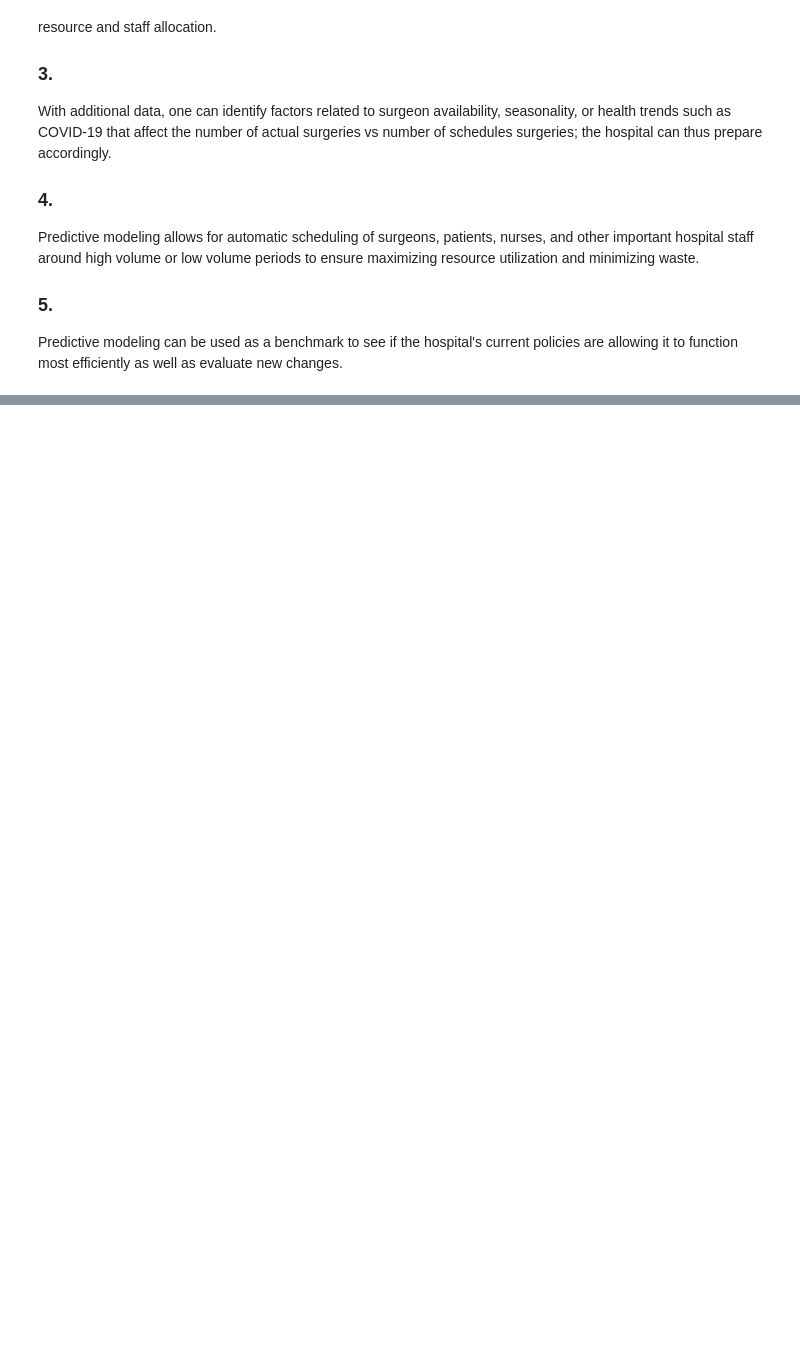
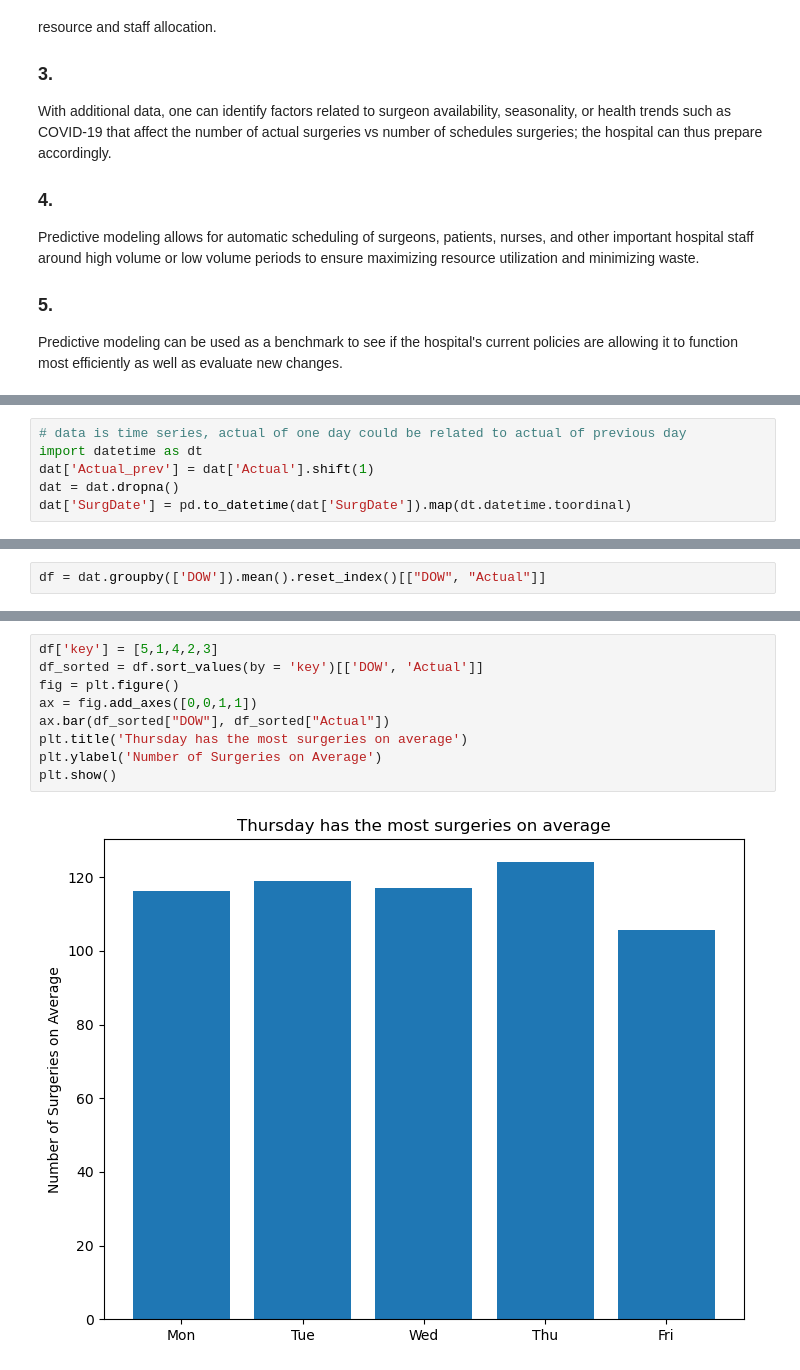
Before and after one commit to HenryLiang-123/MSiA_410, a Jupyter notebook: HW2.ipynb, the cells around one changed output, grey strips where cells are left out. Drawn from its saved outputs; the diff is of its cells as text; blank space fills up the shorter version.

```diff
--- a/HW2.ipynb
+++ b/HW2.ipynb
@@ -35,0 +82,6 @@ dat.head(5)
+# %%
+# data is time series, actual of one day could be related to actual of previous day
+import datetime as dt
+dat['Actual_prev'] = dat['Actual'].shift(1)
+dat = dat.dropna()
+dat['SurgDate'] = pd.to_datetime(dat['SurgDate']).map(dt.datetime.toordinal)
@@ -35,0 +138,2 @@ dat.head(5)
+# %%
+df = dat.groupby(['DOW']).mean().reset_index()[["DOW", "Actual"]]
@@ -35,0 +147,11 @@ dat.head(5)
+# %%
+df['key'] = [5,1,4,2,3]
+df_sorted = df.sort_values(by = 'key')[['DOW', 'Actual']]
+fig = plt.figure()
+ax = fig.add_axes([0,0,1,1])
+ax.bar(df_sorted["DOW"], df_sorted["Actual"])
+plt.title('Thursday has the most surgeries on average')
+plt.ylabel('Number of Surgeries on Average')
+plt.show()
+# %% [output]
+[figure, added]
```
Also changed, not shown: parts of 16 cells of this notebook.
